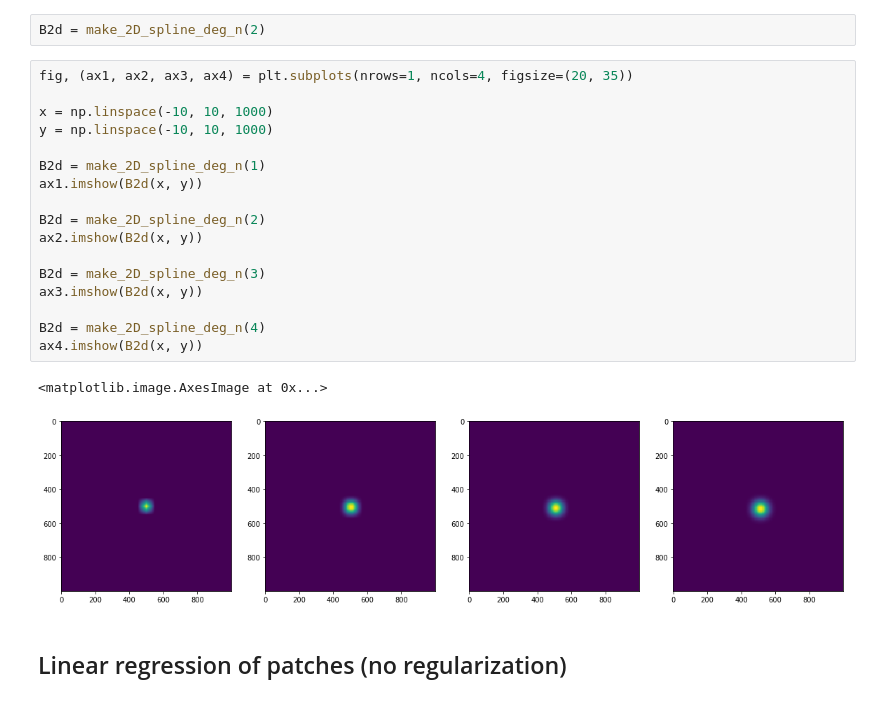
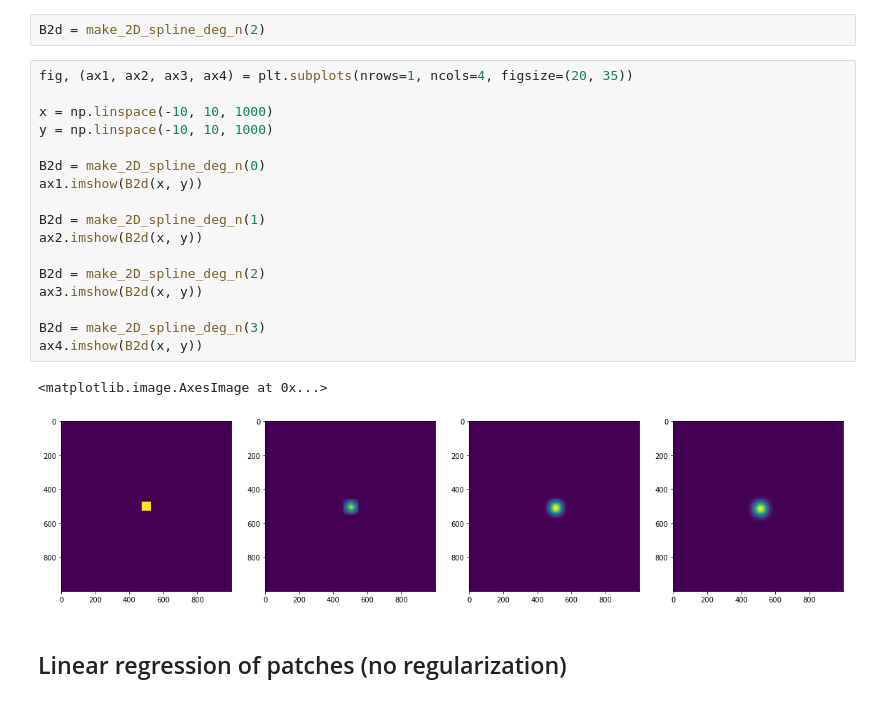
Before and after one commit to pierreglaser/templatematching-mva, a Jupyter notebook: notebooks/playground.ipynb, the cells around one changed output. Drawn from its saved outputs; the diff is of its cells as text.

Commit message:
test new spline functions

```diff
--- a/notebooks/playground.ipynb
+++ b/notebooks/playground.ipynb
@@ -233,23 +221,23 @@ B2d = make_2D_spline_deg_n(2)
 # %%
 fig, (ax1, ax2, ax3, ax4) = plt.subplots(nrows=1, ncols=4, figsize=(20, 35))
 
 x = np.linspace(-10, 10, 1000)
 y = np.linspace(-10, 10, 1000)
 
-B2d = make_2D_spline_deg_n(1)
+B2d = make_2D_spline_deg_n(0)
 ax1.imshow(B2d(x, y))
 
-B2d = make_2D_spline_deg_n(2)
+B2d = make_2D_spline_deg_n(1)
 ax2.imshow(B2d(x, y))
 
-B2d = make_2D_spline_deg_n(3)
+B2d = make_2D_spline_deg_n(2)
 ax3.imshow(B2d(x, y))
 
-B2d = make_2D_spline_deg_n(4)
+B2d = make_2D_spline_deg_n(3)
 ax4.imshow(B2d(x, y))
 # %% [output]
 <matplotlib.image.AxesImage at 0x...>
-[figure, old version]
+[figure, new version]
 # %% [markdown]
 ## Linear regression of patches (no regularization)
 # %%
```
Also changed, not shown: parts of 1 cell of this notebook.
